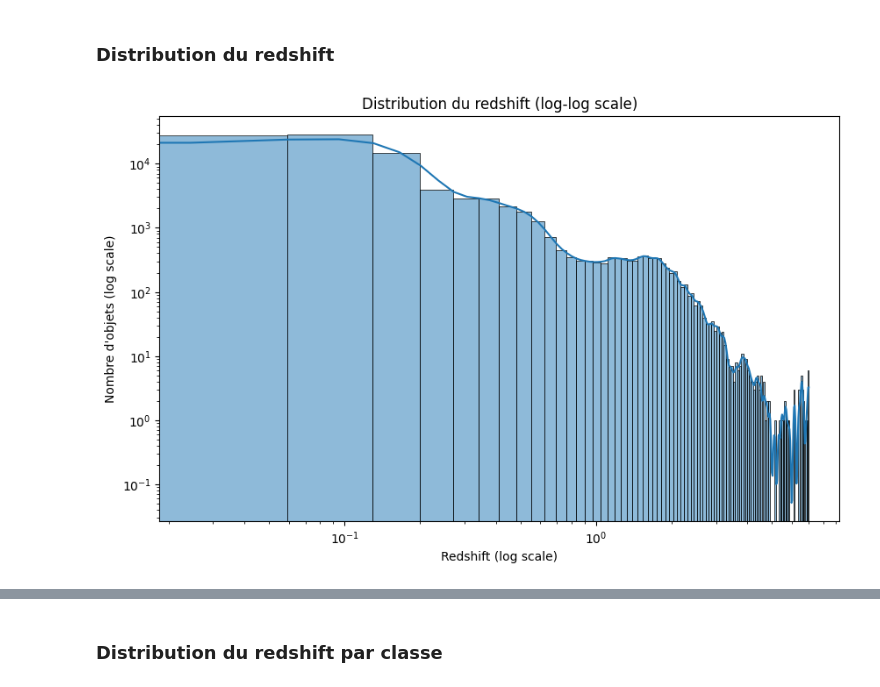
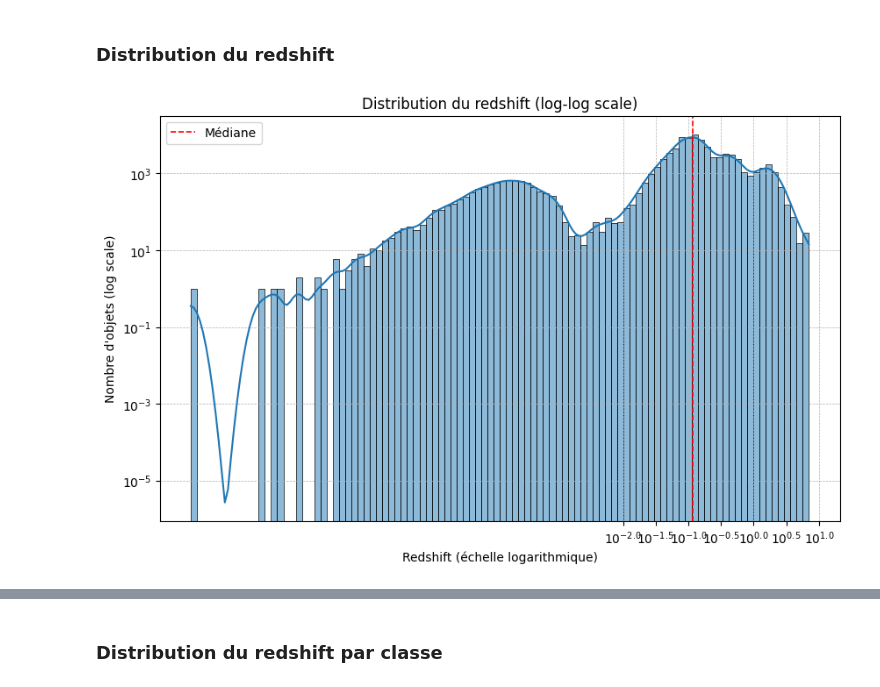
Before and after one commit to FDSena/SDSS_PROJECT_DA, a Jupyter notebook: projet.ipynb, the cells around one changed output, grey strips where cells are left out. Cells and saved outputs as stored; diff of their text form; code cells hidden in the pictures.

```diff
--- a/projet.ipynb
+++ b/projet.ipynb
@@ -94,7 +145,7 @@ Elles sont pertinentes pour le suivi d'observation astronomique, mais n'ont pas
 # %%
 df = df.drop(columns=[
     "objID", "specObjID", "run", "rerun", "camcol", "field",
-    "plate", "mjd", "fiberID"
+    "plate", "mjd", "fiberID",'ra', 'dec'
 ])
 # %%
 df.head(15)
@@ -166,15 +267,27 @@ Ce **déséquilibre important** doit être pris en compte si l'on construit un m
 # %% [markdown]
 ### Distribution du redshift
 # %%
-#loglog histogram of redshift
+import matplotlib.ticker as ticker
+
 plt.figure(figsize=(10, 6))
-sns.histplot(df["redshift"], bins=100, kde=True)
-plt.xscale("log")
+# Appliquer log sur les données pour que le binning respecte l’échelle log
+log_redshift = np.log10(df["redshift"][df["redshift"] > 0])  # éviter log(0)
+log_redshift = log_redshift[~np.isinf(log_redshift)]
+sns.histplot(log_redshift, bins=100, kde=True)
+
+# Corriger les labels des axes pour qu’ils soient en valeurs originales (non-log)
+plt.xticks(ticks=np.arange(-2, 1.2, 0.5), labels=[f"$10^{{{i}}}$" for i in np.arange(-2, 1.2, 0.5)])
 plt.yscale("log")
+
 plt.title("Distribution du redshift (log-log scale)")
-plt.xlabel("Redshift (log scale)")
+plt.xlabel("Redshift (échelle logarithmique)")
 plt.ylabel("Nombre d'objets (log scale)")
+plt.grid(True, which="both", linestyle="--", linewidth=0.5)
+
+median = np.median(log_redshift)
+plt.axvline(median, color='red', linestyle='--', linewidth=1.2, label='Médiane')
+plt.legend(loc='upper left')
 plt.show()
 # %% [output]
-[figure, old version]
+[figure, new version]
 # %% [markdown]
```
Also changed, not shown: parts of 31 cells of this notebook, 1 other file.
